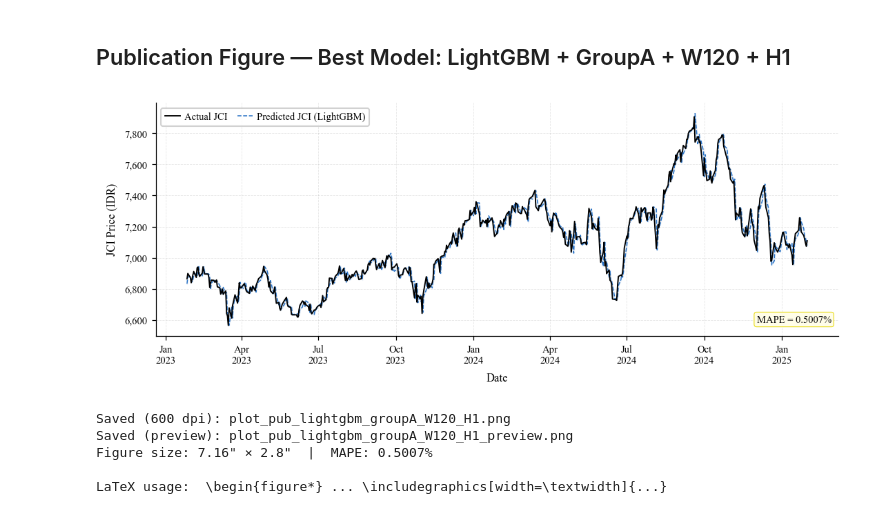
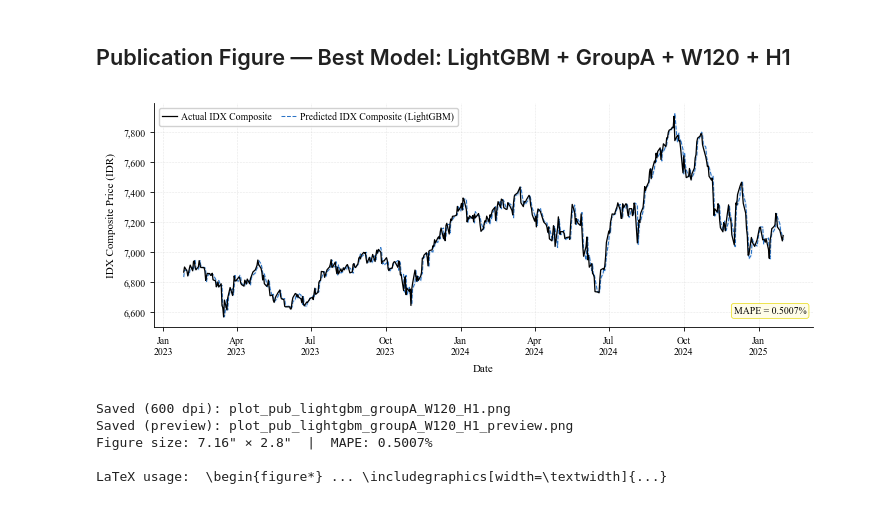
Before and after one commit to ravsssh/tesis-hakam, a Jupyter notebook: modelling/04_visualization.ipynb, the cells around one changed output. Saved outputs shown, nothing was run; the diff lists cells and outputs as text; code cells hidden in the pictures.

```diff
--- a/modelling/04_visualization.ipynb
+++ b/modelling/04_visualization.ipynb
@@ -397,44 +397,44 @@ mape = np.mean(np.abs((actual - pred) / actual)) * 100
 fig, ax = plt.subplots(figsize=(IEEE_WIDTH, IEEE_HEIGHT))
 
 ax.plot(dates, actual, color="#000000", linewidth=0.9,
-        label="Actual JCI", zorder=5)
+        label="Actual IDX Composite", zorder=5)
 ax.plot(dates, pred,   color="#1565C0", linewidth=0.75,
-        linestyle="--", alpha=0.9, label="Predicted JCI (LightGBM)", zorder=4)
+        linestyle="--", alpha=0.9, label="Predicted IDX Composite (LightGBM)", zorder=4)
 ax.fill_between(dates, actual, pred, alpha=0.07, color="#1565C0")
 
-ax.set_ylabel("JCI Price (IDR)", labelpad=5)
+ax.set_ylabel("IDX Composite Price (IDR)", labelpad=5)
 ax.set_xlabel("Date", labelpad=5)
 ax.legend(loc="upper left", ncol=2, columnspacing=1.0,
           handlelength=1.5, handletextpad=0.4)
 
 ax.annotate(
     f"MAPE = {mape:.4f}%",
     xy=(0.99, 0.05), xycoords="axes fraction",
     ha="right", va="bottom", fontsize=FONT_PT - 1,
     bbox=dict(boxstyle="round,pad=0.25", facecolor="#fffde7",
               edgecolor="#e6d800", linewidth=0.5, alpha=0.95)
 )
 
 ax.yaxis.set_major_formatter(mticker.FuncFormatter(lambda x, _: f"{x:,.0f}"))
 ax.xaxis.set_major_formatter(mdates.DateFormatter("%b\n%Y"))
 ax.xaxis.set_major_locator(mdates.MonthLocator(interval=3))
 ax.tick_params(axis="both", length=3, pad=3)
 
 plt.tight_layout(pad=0.4)
 
 # Save both 600 dpi (submission) and 150 dpi (preview)
 fig.savefig("plot_pub_lightgbm_groupA_W120_H1.png",
             dpi=IEEE_DPI, bbox_inches="tight", facecolor="white")
 fig.savefig("plot_pub_lightgbm_groupA_W120_H1_preview.png",
             dpi=150, bbox_inches="tight", facecolor="white")
 plt.show()
 
 print(f"Saved (600 dpi): plot_pub_lightgbm_groupA_W120_H1.png")
 print(f"Saved (preview): plot_pub_lightgbm_groupA_W120_H1_preview.png")
 print(f"Figure size: {IEEE_WIDTH}\" × {IEEE_HEIGHT}\"  |  MAPE: {mape:.4f}%")
 print(f"\nLaTeX usage:  \\begin{{figure*}} ... \\includegraphics[width=\\textwidth]{{...}}")
 # %% [output]
-[figure, old version]
+[figure, new version]
 Saved (600 dpi): plot_pub_lightgbm_groupA_W120_H1.png
 Saved (preview): plot_pub_lightgbm_groupA_W120_H1_preview.png
 Figure size: 7.16" × 2.8"  |  MAPE: 0.5007%
```
Also changed, not shown: parts of 4 cells of this notebook, 7 other files.
